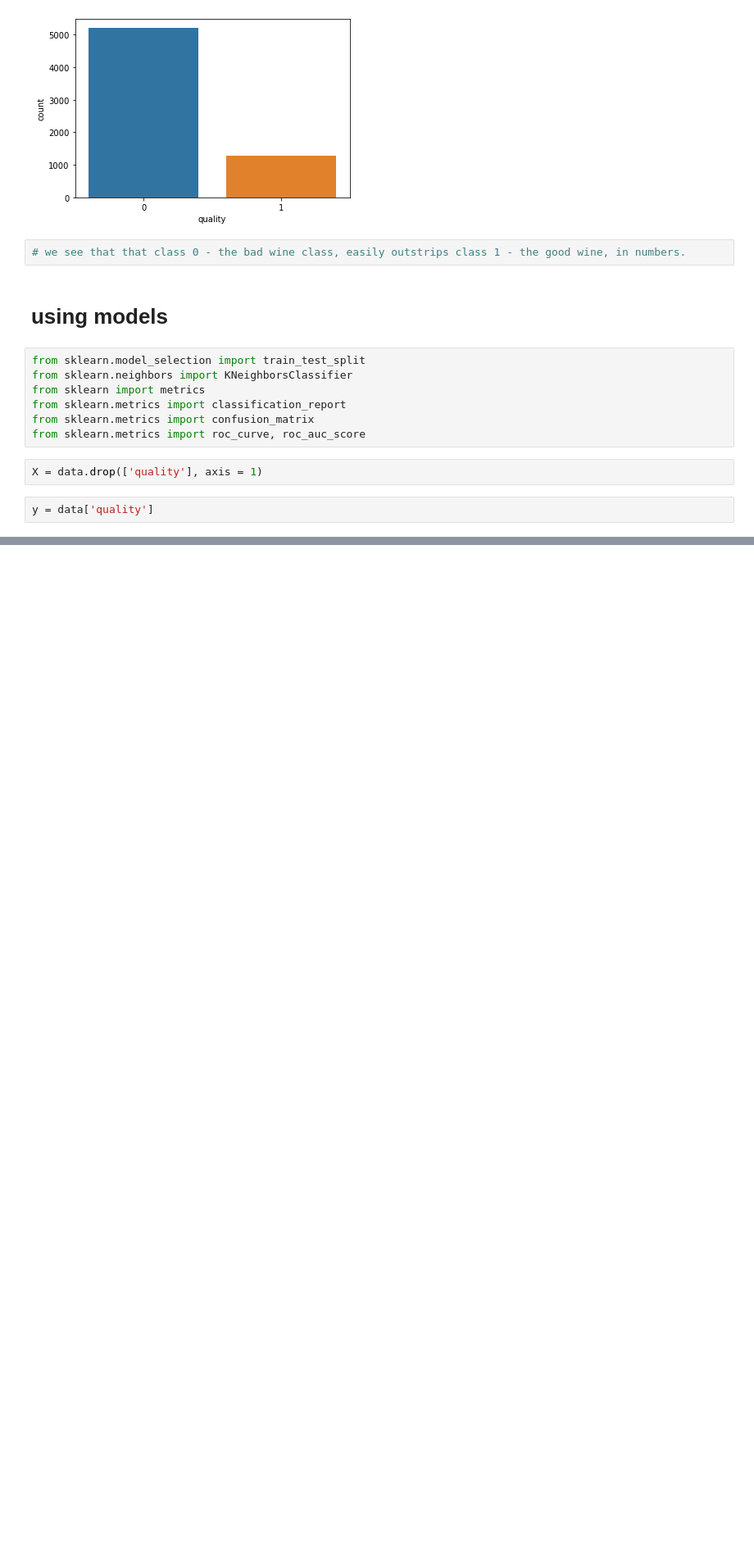
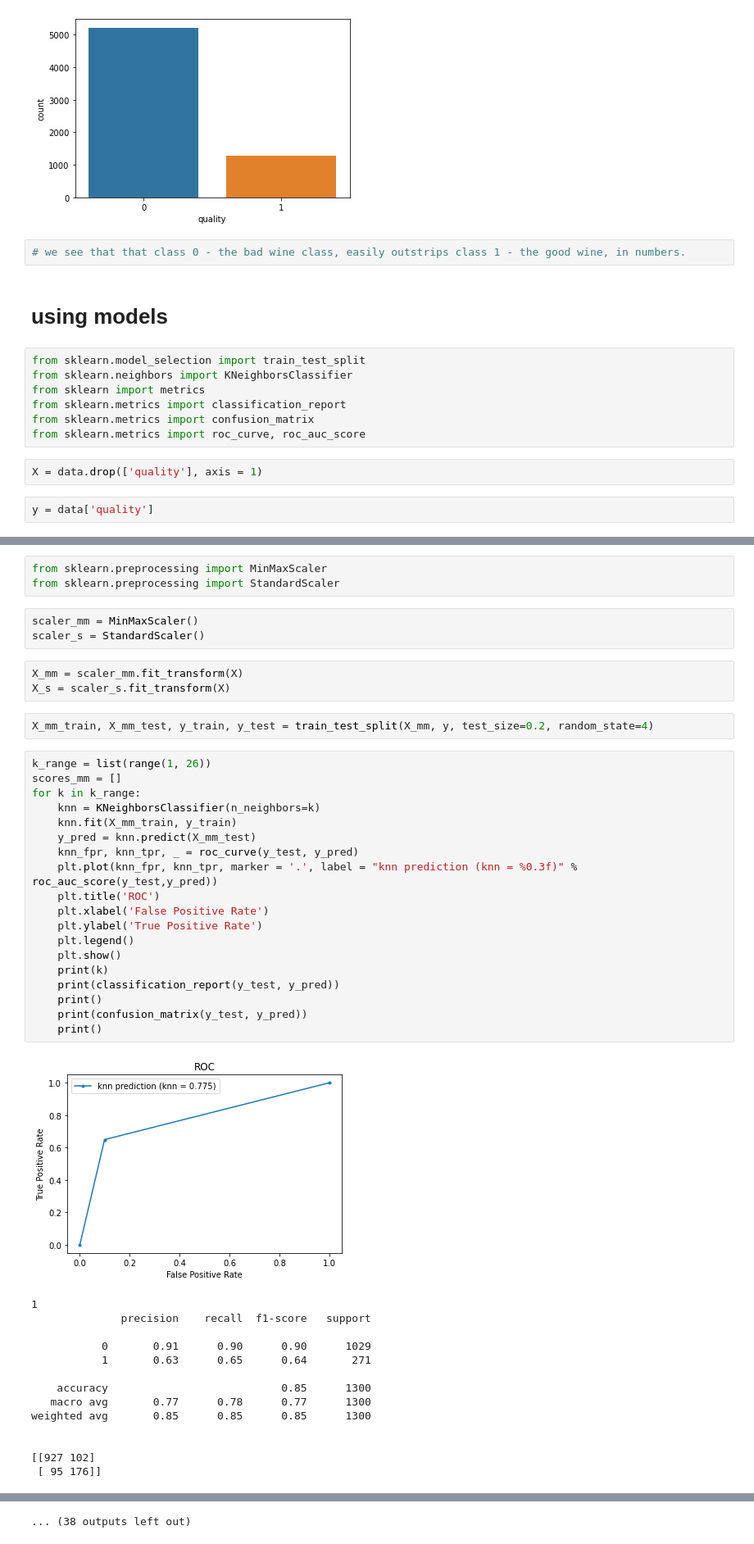
Before and after one commit to Alon-Elisha/Final-Project, a Jupyter notebook: Final_Project.ipynb, the cells around one changed output, grey strips where cells are left out. Shown at 82% size. Drawn from its saved outputs; the diff is of its cells as text; blank space fills up the shorter version.

Commit message:
normalize the data using scalers

```diff
--- a/Final_Project.ipynb
+++ b/Final_Project.ipynb
@@ -345,0 +346,45 @@ weighted avg       0.78      0.82      0.78      1950
+# %%
+from sklearn.preprocessing import MinMaxScaler
+from sklearn.preprocessing import StandardScaler
+# %%
+scaler_mm = MinMaxScaler()
+scaler_s = StandardScaler()
+# %%
+X_mm = scaler_mm.fit_transform(X)
+X_s = scaler_s.fit_transform(X)
+# %%
+X_mm_train, X_mm_test, y_train, y_test = train_test_split(X_mm, y, test_size=0.2, random_state=4)
+# %%
+k_range = list(range(1, 26))
+scores_mm = []
+for k in k_range:
+    knn = KNeighborsClassifier(n_neighbors=k)
+    knn.fit(X_mm_train, y_train)
+    y_pred = knn.predict(X_mm_test)
+    knn_fpr, knn_tpr, _ = roc_curve(y_test, y_pred)
+    plt.plot(knn_fpr, knn_tpr, marker = '.', label = "knn prediction (knn = %0.3f)" % roc_auc_score(y_test,y_pred))
+    plt.title('ROC')
+    plt.xlabel('False Positive Rate')
+    plt.ylabel('True Positive Rate')
+    plt.legend()
+    plt.show()
+    print(k)
+    print(classification_report(y_test, y_pred))
+    print()
+    print(confusion_matrix(y_test, y_pred))
+    print()
+# %% [output]
+[figure, added]
+1
+              precision    recall  f1-score   support
+
+           0       0.91      0.90      0.90      1029
+           1       0.63      0.65      0.64       271
+
+    accuracy                           0.85      1300
+   macro avg       0.77      0.78      0.77      1300
+weighted avg       0.85      0.85      0.85      1300
+
+
+[[927 102]
+ [ 95 176]]
@@ -345,0 +461 @@ weighted avg       0.78      0.82      0.78      1950
+... (38 outputs left out)
```
Also changed, not shown: parts of 7 cells of this notebook.
